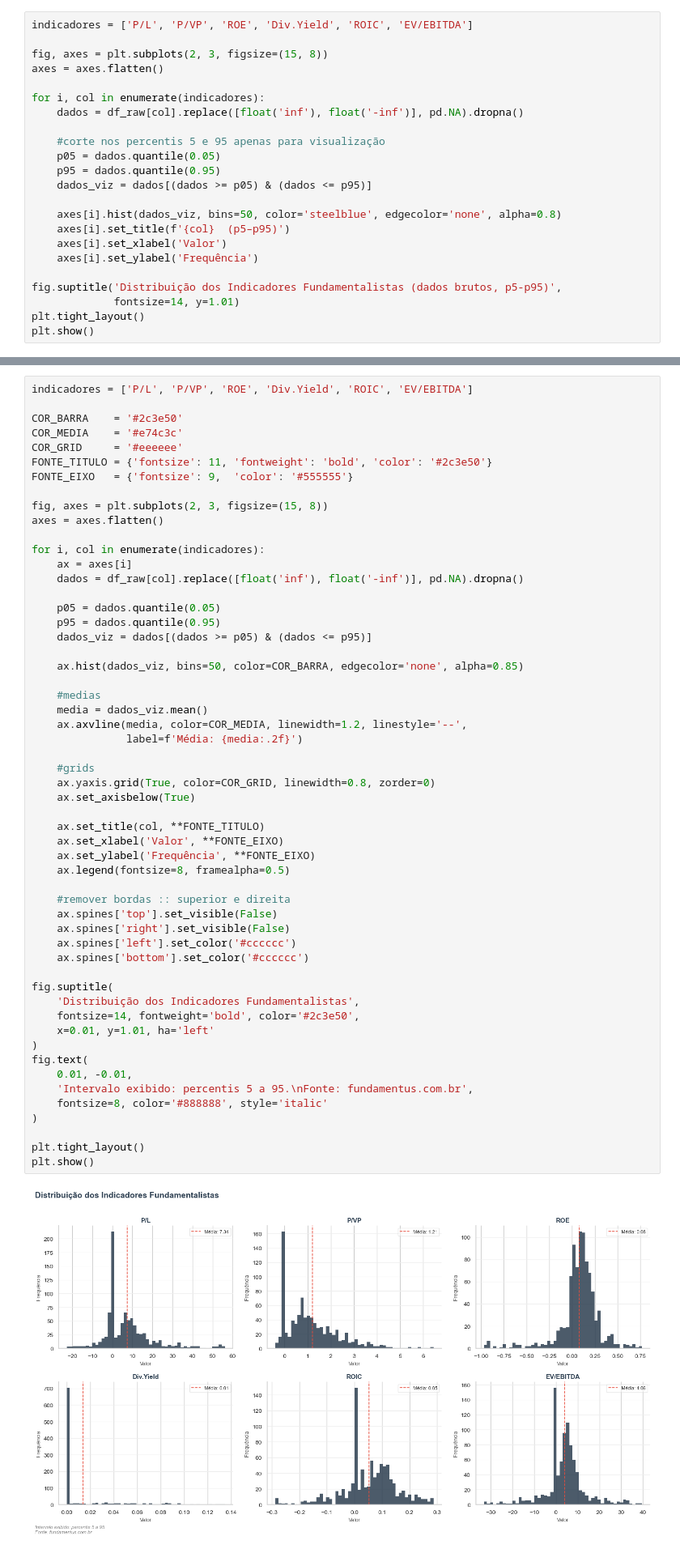
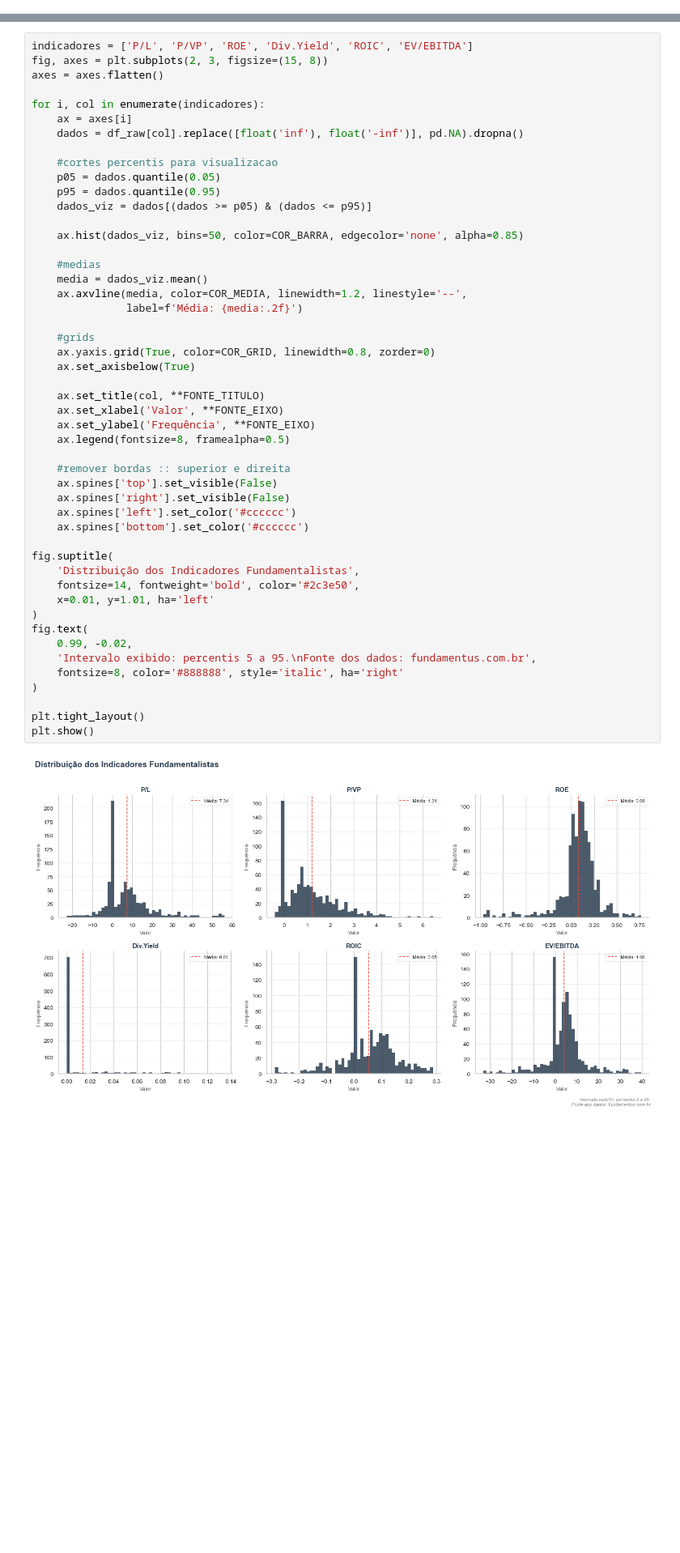
Before and after one commit to esscova/financas-quantitativas, a Jupyter notebook: Filtrando indicadores fundamentalistas de ações com Python/analisando_indicadores_fundamentalistas.ipynb, the cells around one changed output, grey strips where cells are left out. Shown at 81% size. Drawn from its saved outputs; the diff is of its cells as text; blank space fills up the shorter version.

```diff
--- a/Filtrando indicadores fundamentalistas de ações com Python/analisando_indicadores_fundamentalistas.ipynb
+++ b/Filtrando indicadores fundamentalistas de ações com Python/analisando_indicadores_fundamentalistas.ipynb
@@ -215,26 +252,3 @@ dos gráficos e confirma a necessidade de tratamento antes da análise.
 # plt.show()
 # %% [markdown]
 Outliers extremos comprimem toda a distribuição em uma única barra, a seguir uma solução com corte percentil para a visualização
-# %%
-indicadores = ['P/L', 'P/VP', 'ROE', 'Div.Yield', 'ROIC', 'EV/EBITDA']
-
-fig, axes = plt.subplots(2, 3, figsize=(15, 8))
-axes = axes.flatten()
-
-for i, col in enumerate(indicadores):
-    dados = df_raw[col].replace([float('inf'), float('-inf')], pd.NA).dropna()
-
-    #corte nos percentis 5 e 95 apenas para visualização
-    p05 = dados.quantile(0.05)
-    p95 = dados.quantile(0.95)
-    dados_viz = dados[(dados >= p05) & (dados <= p95)]
-
-    axes[i].hist(dados_viz, bins=50, color='steelblue', edgecolor='none', alpha=0.8)
-    axes[i].set_title(f'{col}  (p5–p95)')
-    axes[i].set_xlabel('Valor')
-    axes[i].set_ylabel('Frequência')
-
-fig.suptitle('Distribuição dos Indicadores Fundamentalistas (dados brutos, p5-p95)',
-             fontsize=14, y=1.01)
-plt.tight_layout()
-plt.show()
@@ -245,12 +255,5 @@ Versão mais elaborada
 # %%
 indicadores = ['P/L', 'P/VP', 'ROE', 'Div.Yield', 'ROIC', 'EV/EBITDA']
-
-COR_BARRA    = '#2c3e50'
-COR_MEDIA    = '#e74c3c'
-COR_GRID     = '#eeeeee'
-FONTE_TITULO = {'fontsize': 11, 'fontweight': 'bold', 'color': '#2c3e50'}
-FONTE_EIXO   = {'fontsize': 9,  'color': '#555555'}
-
 fig, axes = plt.subplots(2, 3, figsize=(15, 8))
 axes = axes.flatten()
 
@@ -258,6 +261,7 @@ for i, col in enumerate(indicadores):
     ax = axes[i]
     dados = df_raw[col].replace([float('inf'), float('-inf')], pd.NA).dropna()
 
+    #cortes percentis para visualizacao
     p05 = dados.quantile(0.05)
     p95 = dados.quantile(0.95)
     dados_viz = dados[(dados >= p05) & (dados <= p95)]
@@ -268,37 +272,37 @@ for i, col in enumerate(indicadores):
     media = dados_viz.mean()
     ax.axvline(media, color=COR_MEDIA, linewidth=1.2, linestyle='--',
                label=f'Média: {media:.2f}')
 
     #grids
     ax.yaxis.grid(True, color=COR_GRID, linewidth=0.8, zorder=0)
     ax.set_axisbelow(True)
 
     ax.set_title(col, **FONTE_TITULO)
     ax.set_xlabel('Valor', **FONTE_EIXO)
     ax.set_ylabel('Frequência', **FONTE_EIXO)
     ax.legend(fontsize=8, framealpha=0.5)
 
     #remover bordas :: superior e direita
     ax.spines['top'].set_visible(False)
     ax.spines['right'].set_visible(False)
     ax.spines['left'].set_color('#cccccc')
     ax.spines['bottom'].set_color('#cccccc')
 
 fig.suptitle(
     'Distribuição dos Indicadores Fundamentalistas',
     fontsize=14, fontweight='bold', color='#2c3e50',
     x=0.01, y=1.01, ha='left'
 )
 fig.text(
-    0.01, -0.01,
-    'Intervalo exibido: percentis 5 a 95.\nFonte: fundamentus.com.br',
-    fontsize=8, color='#888888', style='italic'
+    0.99, -0.02,
+    'Intervalo exibido: percentis 5 a 95.\nFonte dos dados: fundamentus.com.br',
+    fontsize=8, color='#888888', style='italic', ha='right'
 )
 
 plt.tight_layout()
 plt.show()
 # %% [output]
-[figure, old version]
+[figure, new version]
 # %% [markdown]
 ## 3. Limpeza e Pré-processamento
 
```
Also changed, not shown: parts of 28 cells of this notebook.
